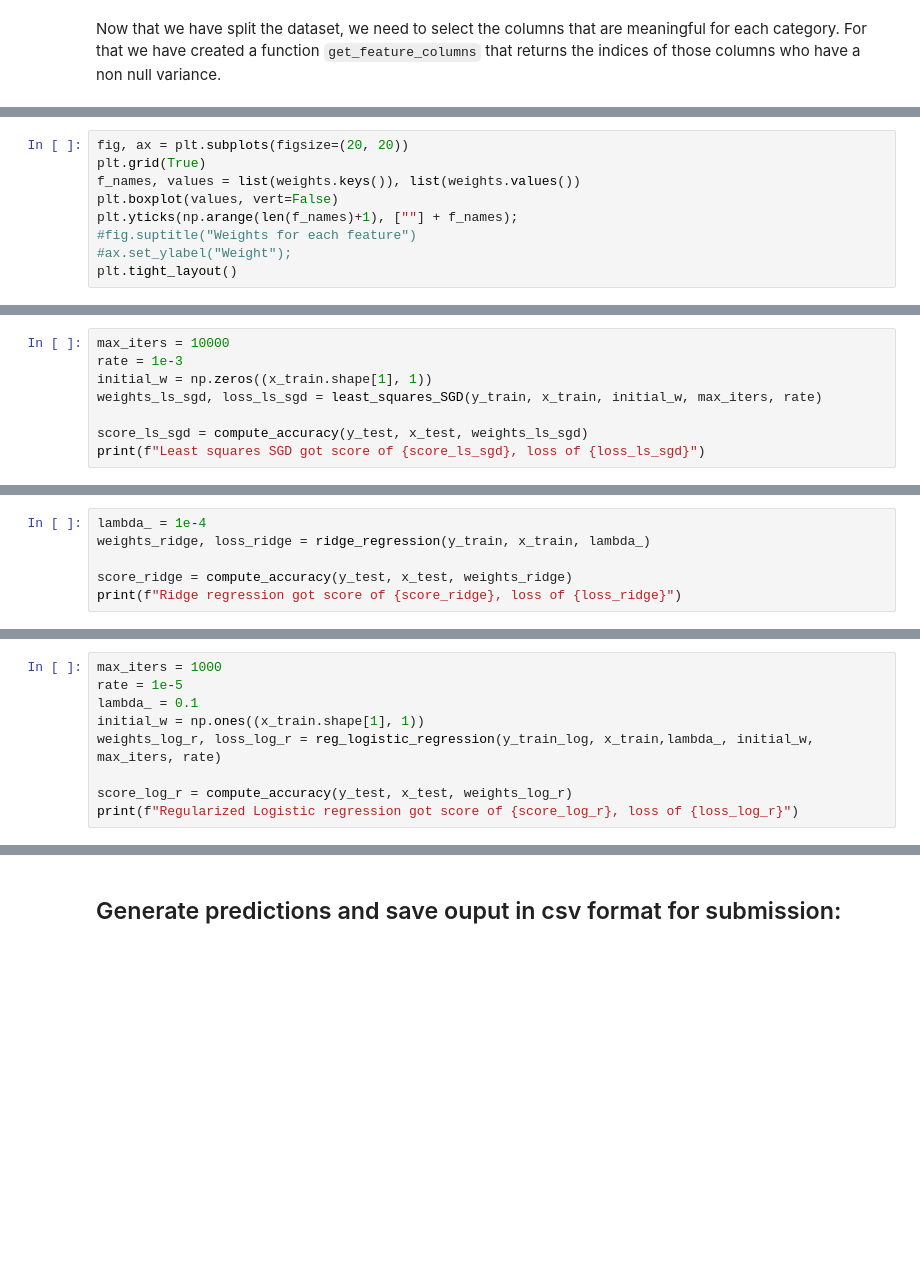
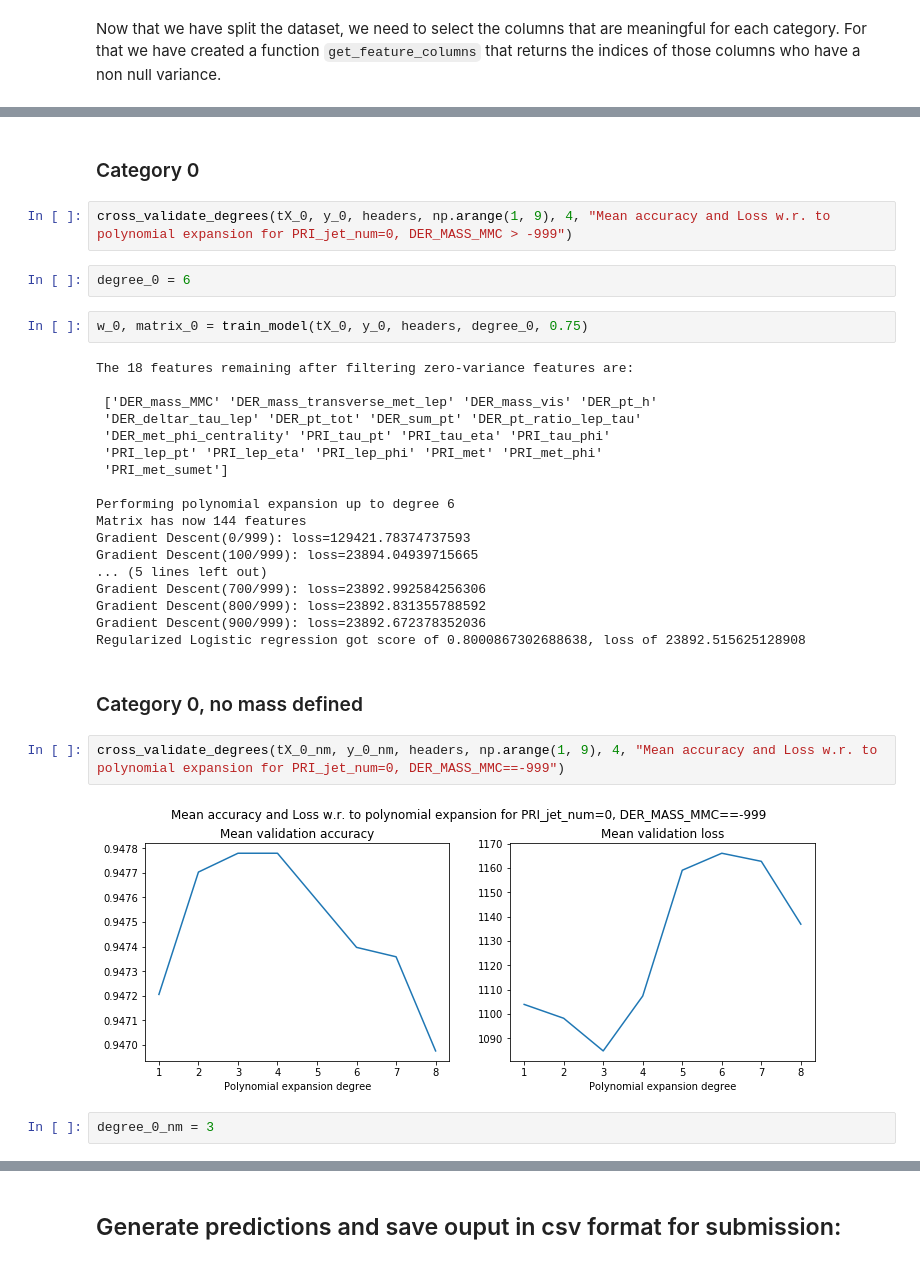
Before and after one commit to ehoelzl/ML_course, a Jupyter notebook: projects/project1/scripts/project1.ipynb, the cells around one changed output, grey strips where cells are left out. Cells and saved outputs as stored; diff of their text form; blank space fills up the shorter version.

Commit message:
Update code, accuracy 0.806

```diff
--- a/projects/project1/scripts/project1.ipynb
+++ b/projects/project1/scripts/project1.ipynb
@@ -111,9 +54,0 @@ for e in res:
-# %%
-fig, ax = plt.subplots(figsize=(20, 20))
-plt.grid(True)
-f_names, values = list(weights.keys()), list(weights.values())
-plt.boxplot(values, vert=False)
-plt.yticks(np.arange(len(f_names)+1), [""] + f_names);
-#fig.suptitle("Weights for each feature")
-#ax.set_ylabel("Weight");
-plt.tight_layout()
@@ -147,8 +54,0 @@ Least squares GD got score of 0.8150446374954963, loss of 0.2742305352619737
-# %%
-max_iters = 10000
-rate = 1e-3
-initial_w = np.zeros((x_train.shape[1], 1))
-weights_ls_sgd, loss_ls_sgd = least_squares_SGD(y_train, x_train, initial_w, max_iters, rate)
-
-score_ls_sgd = compute_accuracy(y_test, x_test, weights_ls_sgd)
-print(f"Least squares SGD got score of {score_ls_sgd}, loss of {loss_ls_sgd}")
@@ -169,6 +54,0 @@ Least squares SGD got score of 0.8178870251010849, loss of 0.2760362317227743
-# %%
-lambda_ = 1e-4
-weights_ridge, loss_ridge = ridge_regression(y_train, x_train, lambda_)
-
-score_ridge = compute_accuracy(y_test, x_test, weights_ridge)
-print(f"Ridge regression got score of {score_ridge}, loss of {loss_ridge}")
@@ -204,9 +54,0 @@ Logistic regression got score of 0.8349813843628648, loss of 29120.931533943305
-# %%
-max_iters = 1000
-rate = 1e-5
-lambda_ = 0.1
-initial_w = np.ones((x_train.shape[1], 1))
-weights_log_r, loss_log_r = reg_logistic_regression(y_train_log, x_train,lambda_, initial_w, max_iters, rate)
-
-score_log_r = compute_accuracy(y_test, x_test, weights_log_r)
-print(f"Regularized Logistic regression got score of {score_log_r}, loss of {loss_log_r}")
@@ -224,0 +114,34 @@ Regularized Logistic regression got score of 0.828776171984467, loss of 29356.95
+# %% [markdown]
+### Category 0
+# %%
+cross_validate_degrees(tX_0, y_0, headers, np.arange(1, 9), 4, "Mean accuracy and Loss w.r. to polynomial expansion for PRI_jet_num=0, DER_MASS_MMC > -999")
+# %%
+degree_0 = 6
+# %%
+w_0, matrix_0 = train_model(tX_0, y_0, headers, degree_0, 0.75)
+# %% [output]
+The 18 features remaining after filtering zero-variance features are:
+
+ ['DER_mass_MMC' 'DER_mass_transverse_met_lep' 'DER_mass_vis' 'DER_pt_h'
+ 'DER_deltar_tau_lep' 'DER_pt_tot' 'DER_sum_pt' 'DER_pt_ratio_lep_tau'
+ 'DER_met_phi_centrality' 'PRI_tau_pt' 'PRI_tau_eta' 'PRI_tau_phi'
+ 'PRI_lep_pt' 'PRI_lep_eta' 'PRI_lep_phi' 'PRI_met' 'PRI_met_phi'
+ 'PRI_met_sumet']
+
+Performing polynomial expansion up to degree 6
+Matrix has now 144 features
+Gradient Descent(0/999): loss=129421.78374737593
+Gradient Descent(100/999): loss=23894.04939715665
+... (5 lines left out)
+Gradient Descent(700/999): loss=23892.992584256306
+Gradient Descent(800/999): loss=23892.831355788592
+Gradient Descent(900/999): loss=23892.672378352036
+Regularized Logistic regression got score of 0.8000867302688638, loss of 23892.515625128908
+# %% [markdown]
+### Category 0, no mass defined
+# %%
+cross_validate_degrees(tX_0_nm, y_0_nm, headers, np.arange(1, 9), 4, "Mean accuracy and Loss w.r. to polynomial expansion for PRI_jet_num=0, DER_MASS_MMC==-999")
+# %% [output]
+[figure, added]
+# %%
+degree_0_nm = 3
```
Also changed, not shown: parts of 54 cells of this notebook, 8 other files.
